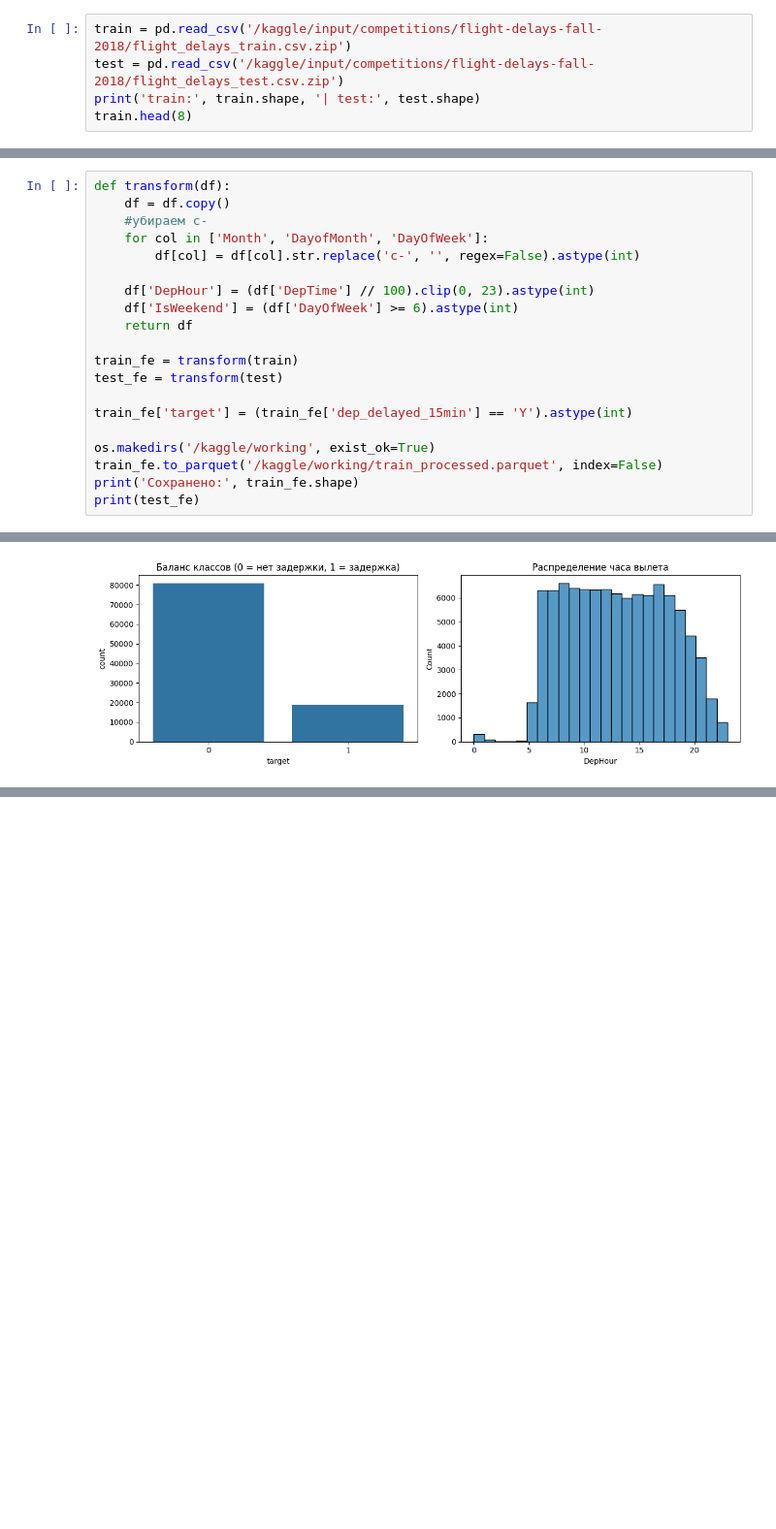
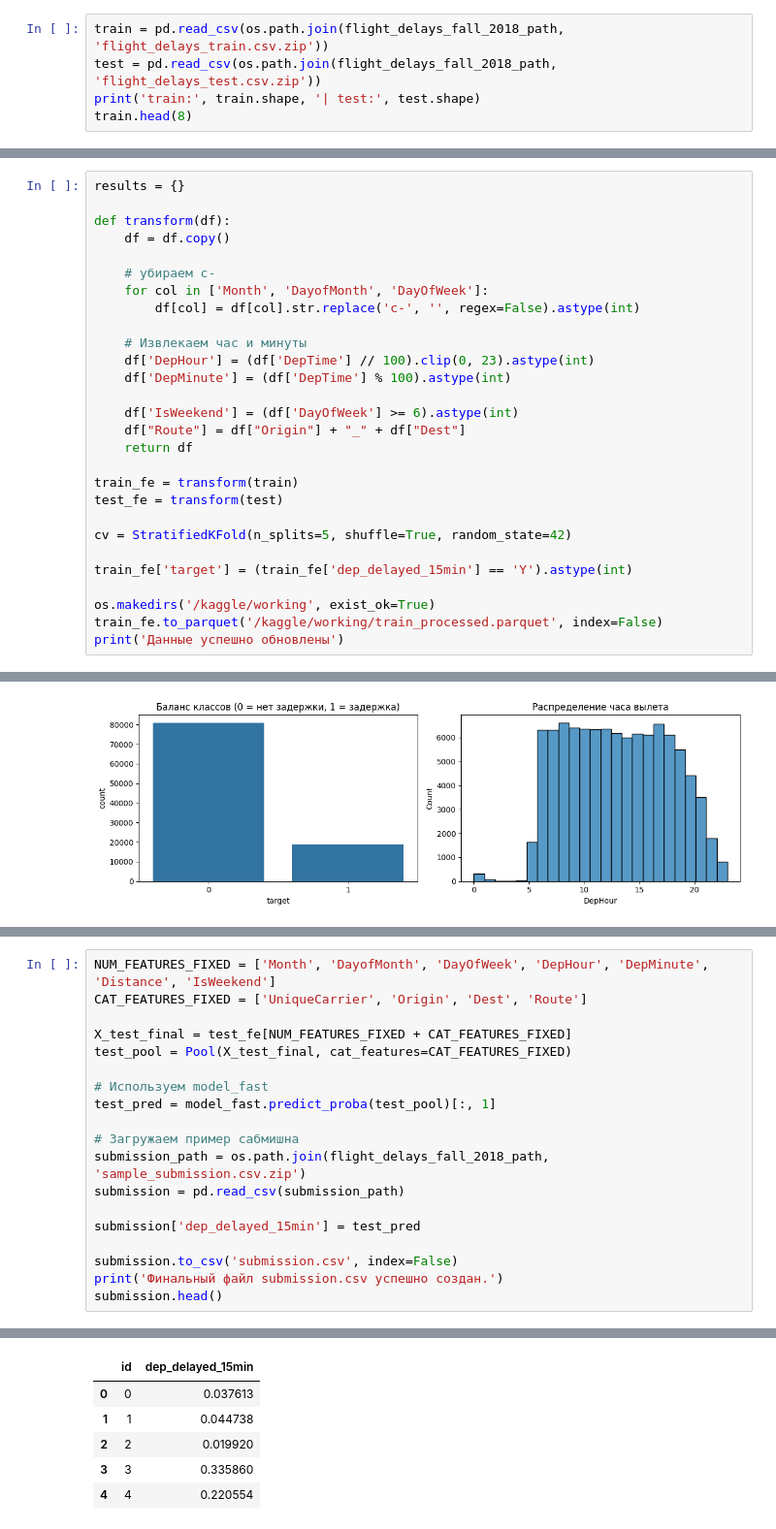
Before and after one commit to Stas0809/flight-delays, a Jupyter notebook: notebookc1297dedcb.ipynb, the cells around one changed output, grey strips where cells are left out. Shown at 97% size. Drawn from its saved outputs; the diff is of its cells as text; blank space fills up the shorter version.

Commit message:
Kaggle Notebook | notebookc1297dedcb | Version 6 | Доделал 9 пункт

```diff
--- a/notebookc1297dedcb.ipynb
+++ b/notebookc1297dedcb.ipynb
@@ -40,8 +67,8 @@ print(os.listdir('/kaggle/input'))
 # %% [output]
 ['competitions']
 # %%
-train = pd.read_csv('/kaggle/input/competitions/flight-delays-fall-2018/flight_delays_train.csv.zip')
-test = pd.read_csv('/kaggle/input/competitions/flight-delays-fall-2018/flight_delays_test.csv.zip')
+train = pd.read_csv(os.path.join(flight_delays_fall_2018_path, 'flight_delays_train.csv.zip'))
+test = pd.read_csv(os.path.join(flight_delays_fall_2018_path, 'flight_delays_test.csv.zip'))
 print('train:', train.shape, '| test:', test.shape)
 train.head(8)
 # %% [output]
@@ -56,23 +83,31 @@ train: (100000, 9) | test: (100000, 8)
 | 6 | c-1 | c-27 | c-4 | 754 | DL | PBI | LGA | 1035 | N |
 | 7 | c-4 | c-29 | c-6 | 635 | OH | MSP | CVG | 596 | N |
 # %%
+results = {}
+
 def transform(df):
     df = df.copy()
-    #убираем c-
+
+    # убираем c-
     for col in ['Month', 'DayofMonth', 'DayOfWeek']:
         df[col] = df[col].str.replace('c-', '', regex=False).astype(int)
 
+    # Извлекаем час и минуты
     df['DepHour'] = (df['DepTime'] // 100).clip(0, 23).astype(int)
+    df['DepMinute'] = (df['DepTime'] % 100).astype(int)
+
     df['IsWeekend'] = (df['DayOfWeek'] >= 6).astype(int)
+    df["Route"] = df["Origin"] + "_" + df["Dest"]
     return df
 
 train_fe = transform(train)
 test_fe = transform(test)
 
+cv = StratifiedKFold(n_splits=5, shuffle=True, random_state=42)
+
 train_fe['target'] = (train_fe['dep_delayed_15min'] == 'Y').astype(int)
 
 os.makedirs('/kaggle/working', exist_ok=True)
 train_fe.to_parquet('/kaggle/working/train_processed.parquet', index=False)
-print('Сохранено:', train_fe.shape)
-print(test_fe)
+print('Данные успешно обновлены')
 # %% [output]
@@ -143,0 +347,20 @@ submission.head()
+# %%
+NUM_FEATURES_FIXED = ['Month', 'DayofMonth', 'DayOfWeek', 'DepHour', 'DepMinute', 'Distance', 'IsWeekend']
+CAT_FEATURES_FIXED = ['UniqueCarrier', 'Origin', 'Dest', 'Route']
+
+X_test_final = test_fe[NUM_FEATURES_FIXED + CAT_FEATURES_FIXED]
+test_pool = Pool(X_test_final, cat_features=CAT_FEATURES_FIXED)
+
+# Используем model_fast
+test_pred = model_fast.predict_proba(test_pool)[:, 1]
+
+# Загружаем пример сабмишна
+submission_path = os.path.join(flight_delays_fall_2018_path, 'sample_submission.csv.zip')
+submission = pd.read_csv(submission_path)
+
+submission['dep_delayed_15min'] = test_pred
+
+submission.to_csv('submission.csv', index=False)
+print('Финальный файл submission.csv успешно создан.')
+submission.head()
+# %% [output]
@@ -143,0 +368,6 @@ submission.head()
+|  | id | dep_delayed_15min |
+| 0 | 0 | 0.037613 |
+| 1 | 1 | 0.044738 |
+| 2 | 2 | 0.019920 |
+| 3 | 3 | 0.335860 |
+| 4 | 4 | 0.220554 |
```
Also changed, not shown: parts of 13 cells of this notebook.
